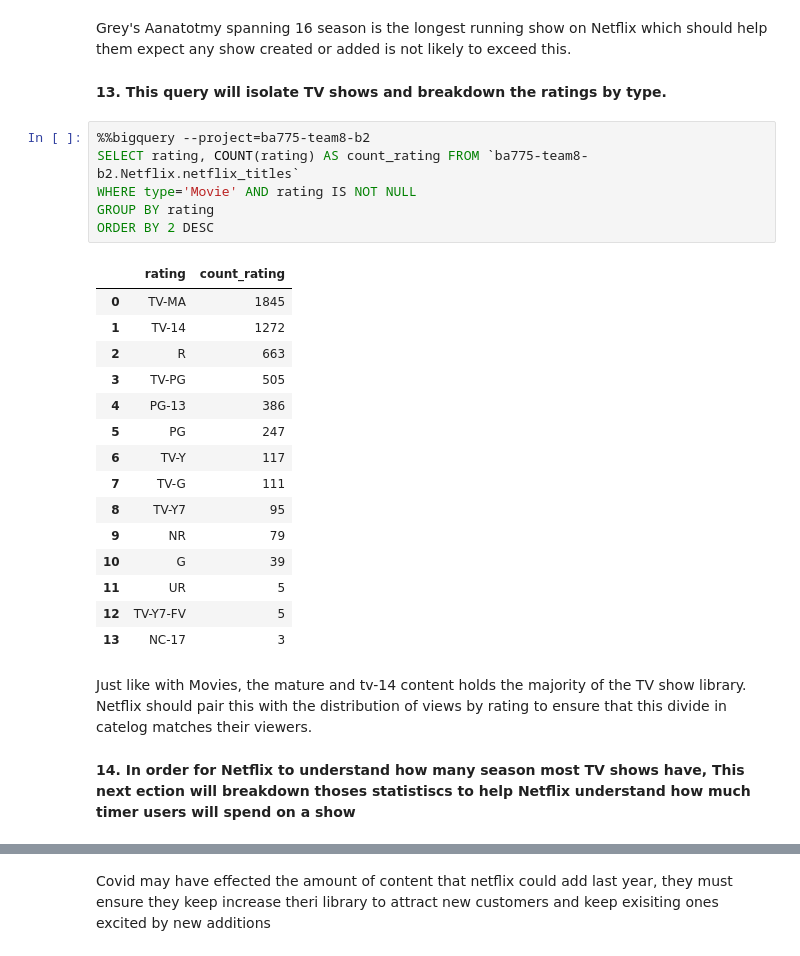
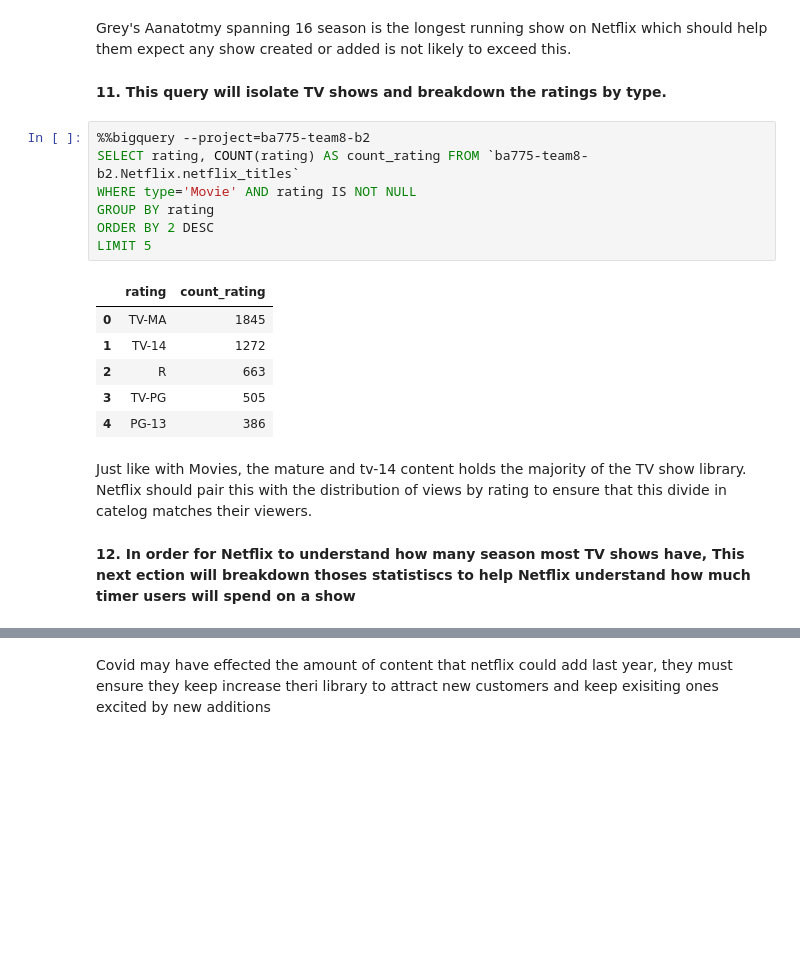
Before and after one commit to aditya248/Netflix-Exploratory-Data-Analysis, a Jupyter notebook: BA775_TeamProject_B2T8.ipynb, the cells around one changed output, grey strips where cells are left out. Cells and saved outputs as stored; diff of their text form; blank space fills up the shorter version.

```diff
--- a/BA775_TeamProject_B2T8.ipynb
+++ b/BA775_TeamProject_B2T8.ipynb
@@ -243,33 +205,25 @@ WHERE type = 'TV Show'
 # %% [markdown]
 Grey's Aanatotmy spanning 16 season is the longest running show on Netflix which should help them expect any show created or added is not likely to exceed this.
 # %% [markdown]
-**13. This query will isolate TV shows and breakdown the ratings by type.**
+**11. This query will isolate TV shows and breakdown the ratings by type.**
 # %%
 %%bigquery --project=ba775-team8-b2
 SELECT rating, COUNT(rating) AS count_rating FROM `ba775-team8-b2.Netflix.netflix_titles`
 WHERE type='Movie' AND rating IS NOT NULL
 GROUP BY rating
 ORDER BY 2 DESC
+LIMIT 5
 # %% [output]
 |  | rating | count_rating |
 | 0 | TV-MA | 1845 |
 | 1 | TV-14 | 1272 |
 | 2 | R | 663 |
 | 3 | TV-PG | 505 |
 | 4 | PG-13 | 386 |
-| 5 | PG | 247 |
-| 6 | TV-Y | 117 |
-| 7 | TV-G | 111 |
-| 8 | TV-Y7 | 95 |
-| 9 | NR | 79 |
-| 10 | G | 39 |
-| 11 | UR | 5 |
-| 12 | TV-Y7-FV | 5 |
-| 13 | NC-17 | 3 |
 # %% [markdown]
 Just like with Movies, the mature and tv-14 content holds the majority of the TV show library. Netflix should pair this with the distribution of views by rating to ensure that this divide in catelog matches their viewers.
 # %% [markdown]
-**14. In order for Netflix to understand how many season most TV shows have, This next ection will breakdown thoses statistiscs to help Netflix understand how much timer users will spend on a show**
+**12. In order for Netflix to understand how many season most TV shows have, This next ection will breakdown thoses statistiscs to help Netflix understand how much timer users will spend on a show**
 # %%
 %%bigquery --project=ba775-team8-b2
 SELECT duration_season, COUNT(*) AS TV_Shows FROM
```
Also changed, not shown: parts of 35 cells of this notebook.
